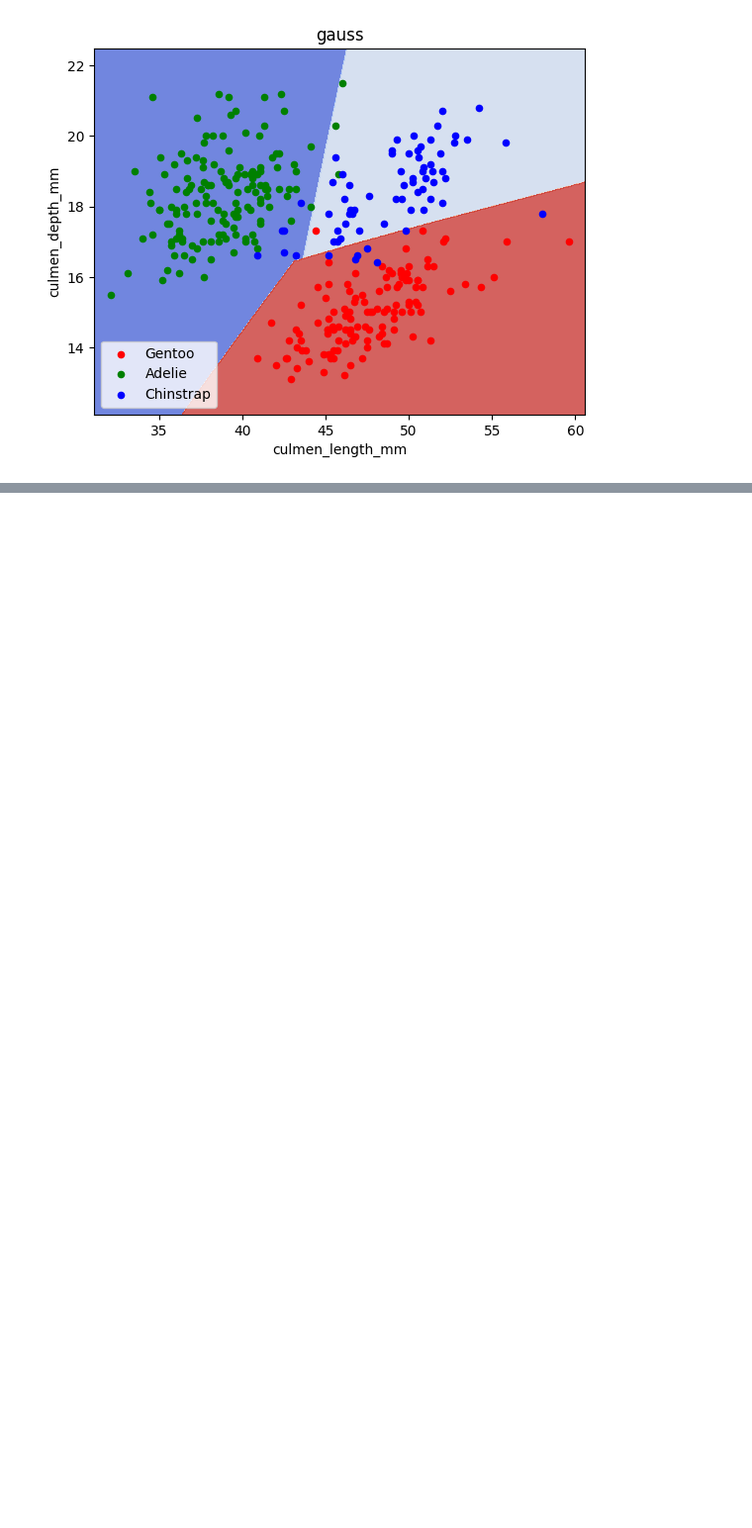
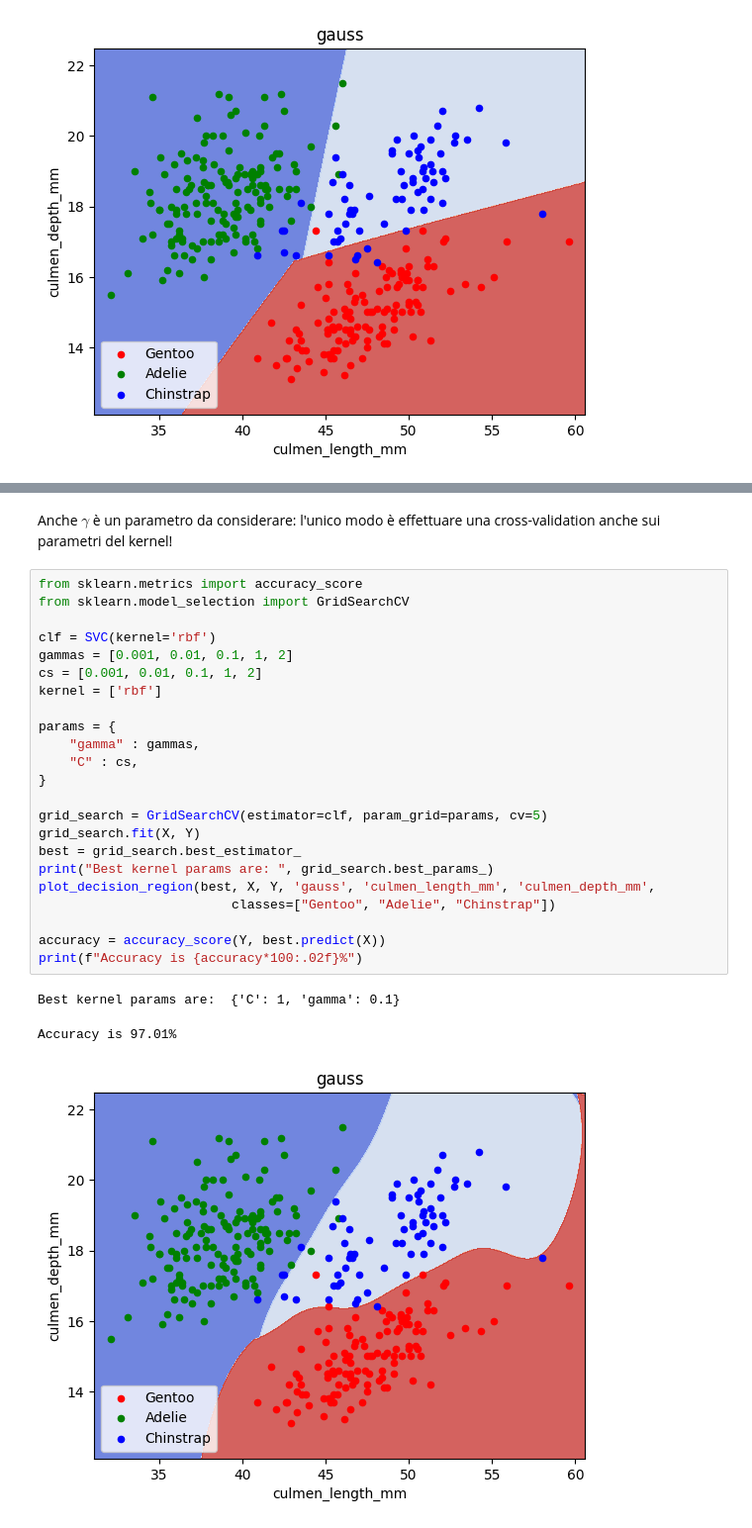
Before and after one commit to zangobot/BusinessAnalytics_TeachingMaterial, a Jupyter notebook: Esercitazione 5 - SVM e Kernel.ipynb, the cells around one changed output, grey strips where cells are left out. Shown at 99% size. Saved outputs shown, nothing was run; the diff lists cells and outputs as text; blank space fills up the shorter version.

```diff
--- a/Esercitazione 5 - SVM e Kernel.ipynb
+++ b/Esercitazione 5 - SVM e Kernel.ipynb
@@ -199,0 +237,29 @@ for c, name in clfs:
+# %% [markdown]
+Anche $\gamma$ è un parametro da considerare: l'unico modo è effettuare una cross-validation anche sui parametri del kernel!
+# %%
+from sklearn.metrics import accuracy_score
+from sklearn.model_selection import GridSearchCV
+
+clf = SVC(kernel='rbf')
+gammas = [0.001, 0.01, 0.1, 1, 2]
+cs = [0.001, 0.01, 0.1, 1, 2]
+kernel = ['rbf']
+
+params = {
+    "gamma" : gammas,
+    "C" : cs,
+}
+
+grid_search = GridSearchCV(estimator=clf, param_grid=params, cv=5)
+grid_search.fit(X, Y)
+best = grid_search.best_estimator_
+print("Best kernel params are: ", grid_search.best_params_)
+plot_decision_region(best, X, Y, 'gauss', 'culmen_length_mm', 'culmen_depth_mm',
+                         classes=["Gentoo", "Adelie", "Chinstrap"])
+
+accuracy = accuracy_score(Y, best.predict(X))
+print(f"Accuracy is {accuracy*100:.02f}%")
+# %% [output]
+Best kernel params are:  {'C': 1, 'gamma': 0.1}
+Accuracy is 97.01%
+[figure, added]
```
Also changed, not shown: parts of 7 cells of this notebook, 1 other file.
